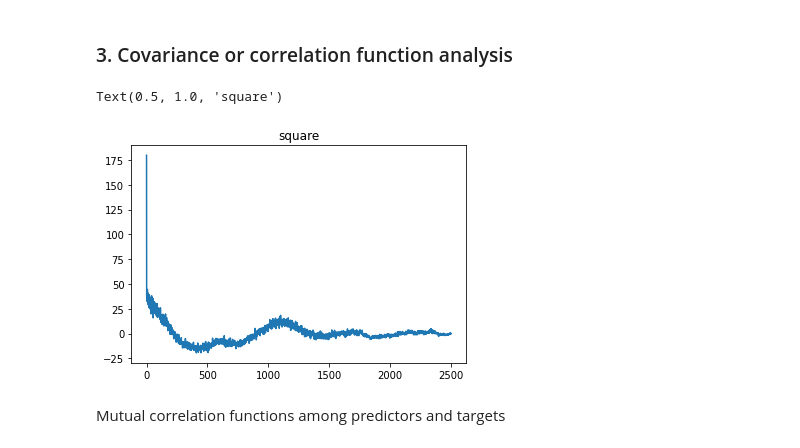
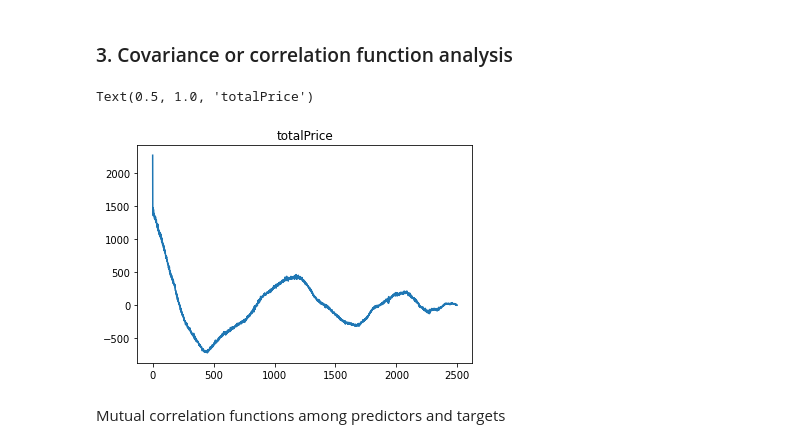
Before and after one commit to suhrobm/Methods-and-Models-for-Multivariate-Data-Analysis, a Jupyter notebook: Lab4_Suhrob_Munavarov_J4134c.ipynb, the cells around one changed output. Drawn from its saved outputs; the diff is of its cells as text; code cells hidden in the pictures.

```diff
--- a/Lab4_Suhrob_Munavarov_J4134c.ipynb
+++ b/Lab4_Suhrob_Munavarov_J4134c.ipynb
@@ -312,11 +312,11 @@ totalPrice variable is not stationary, the data will be normalized
 ### 3. Covariance or correlation function analysis
 # %%
 # covariance for the totalPrice target, autocovariance without window
-plt.plot(stattools.acovf(data_stationary['square'], fft=False))
-plt.title("square")
+plt.plot(stattools.acovf(data_stationary['totalPrice'], fft=False))
+plt.title("totalPrice")
 # %% [output]
-Text(0.5, 1.0, 'square')
+Text(0.5, 1.0, 'totalPrice')
-[figure, old version]
+[figure, new version]
 # %% [markdown]
 Mutual correlation functions among predictors and targets
 # %%
```
